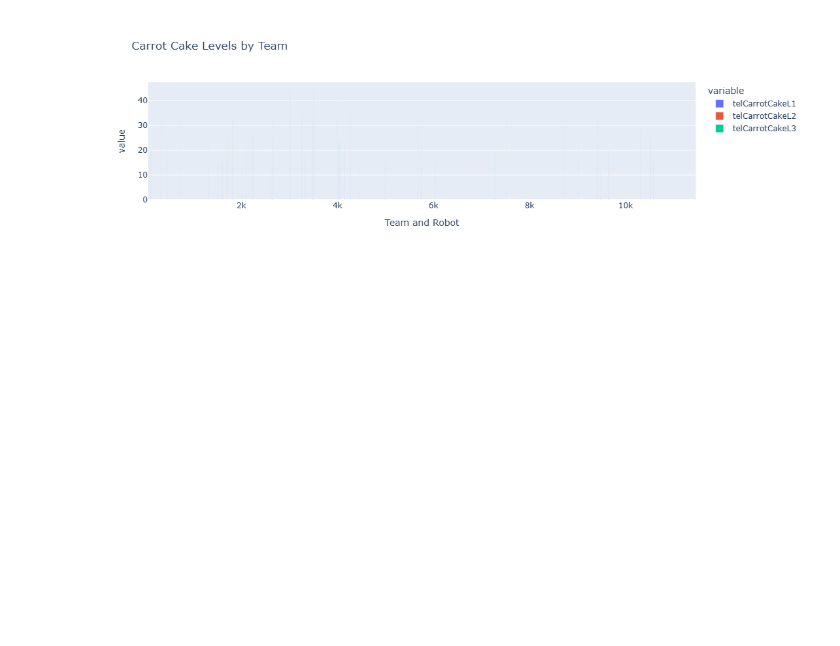
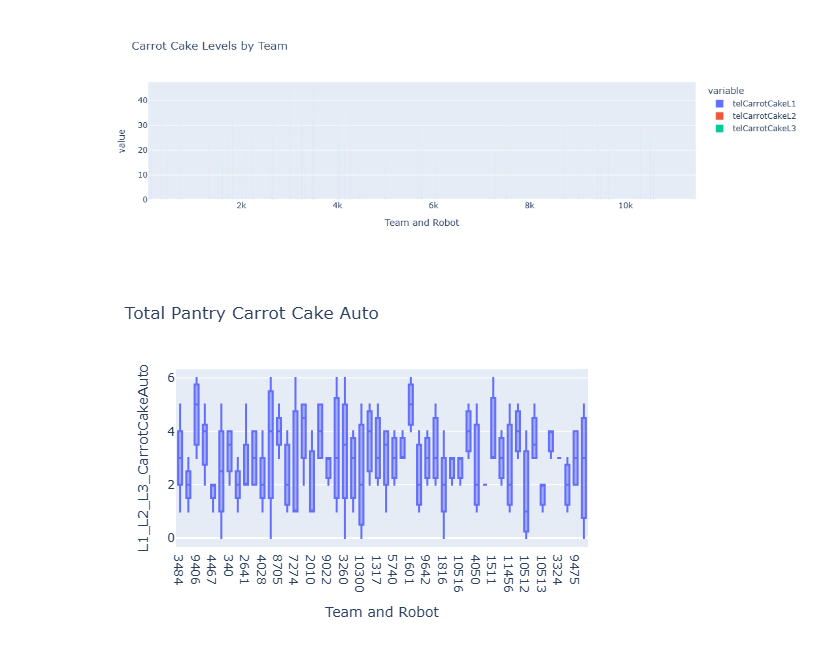
Before and after one commit to GirlsOfSteelRobotics/2026BunnyBotsScouting, a Jupyter notebook: notebooks/ruoxi.ipynb, the cells around one changed output. Saved outputs shown, nothing was run; the diff lists cells and outputs as text; code cells hidden in the pictures; blank space fills up the shorter version.

Commit message:
total pantry teleop/auto box and whisker plots

```diff
--- a/notebooks/ruoxi.ipynb
+++ b/notebooks/ruoxi.ipynb
@@ -50,3 +50,10 @@ fig = px.bar(
 fig
 # %% [output]
 [figure]
+# %%
+scouted_data["L1_L2_L3_CarrotCakeAuto"] = (scouted_data["autoCarrotCakeL1"] + scouted_data["autoCarrotCakeL2"] + scouted_data["autoCarrotCakeL3"])
+
+fig = px.box(scouted_data, x = "Team and Robot",  y = "L1_L2_L3_CarrotCakeAuto", title = "Total Pantry Carrot Cake Auto")
+fig
+# %% [output]
+[figure, added]
```
Also changed, not shown: parts of 2 cells of this notebook, 2 other files.
